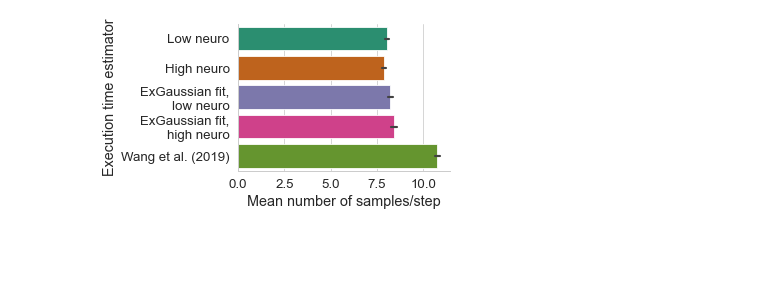
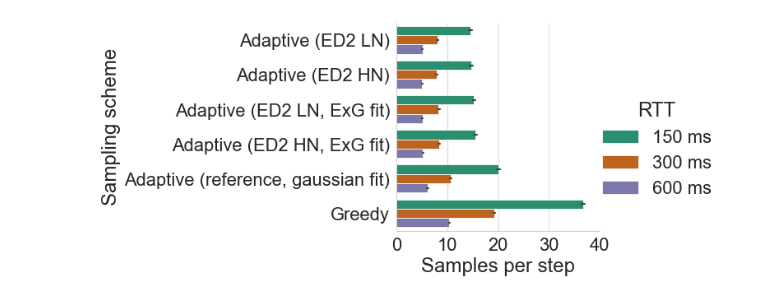
Before and after one commit to vnmo/EdgeDroid2, a Jupyter notebook: analysis/junjues_sampling.ipynb, the cells around one changed output. Cells and saved outputs as stored; diff of their text form; code cells hidden in the pictures; blank space fills up the shorter version.

```diff
--- a/analysis/junjues_sampling.ipynb
+++ b/analysis/junjues_sampling.ipynb
@@ -169,16 +232,26 @@ samples_per_rep
-# %%
-fg = sns.catplot(
-    kind="bar",
-    data=samples_per_rep,
-    x="samples",
-    y="estimator",
-    aspect=1.75,
-    height=3,
-)
-fg.set_axis_labels("Mean number of samples/step", "Execution time estimator")
-plt.show()
-# %% [output]
-[figure, removed]
+# %%
+import numpy as np
+
+fg = sns.catplot(
+    kind="bar",
+    # join=False,
+    data=samples_per_rep,
+    x="samples",
+    hue="proc_delay",
+    y="sampling",
+    order=["Adaptive (ED2 LN)", "Adaptive (ED2 HN)", "Adaptive (ED2 LN, ExG fit)", "Adaptive (ED2 HN, ExG fit)", "Adaptive (reference, gaussian fit)", "Greedy"],
+    aspect=2,
+    height=5,
+)
+fg.set(xticks=np.linspace(0, 40, 5))
+fg.legend.set_title("RTT")
+fg.set_axis_labels("Samples per step", "Sampling scheme")
+# for ax in fg.axes.flat:
+#     for i in ax.containers:
+#         ax.bar_label(i, padding=-50, fmt="%0.2f")
+plt.show()
+# %% [output]
+[figure, added]
 # %%
 import pingouin as pg
 
```
Also changed, not shown: parts of 5 cells of this notebook.
